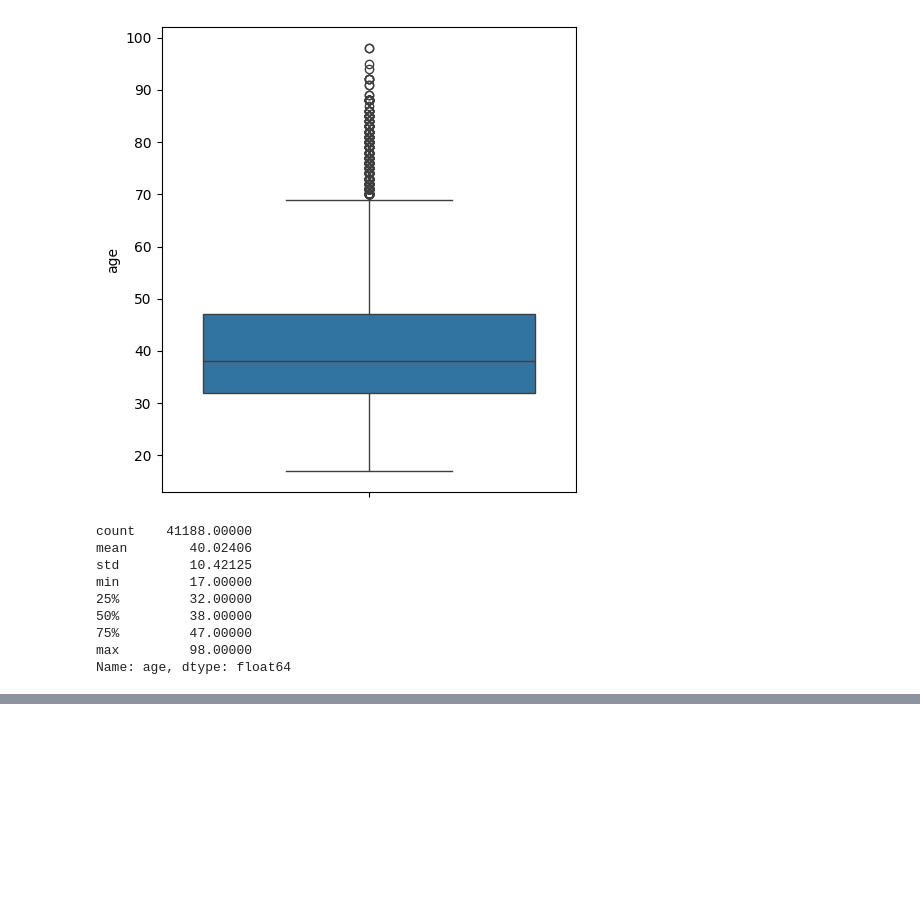
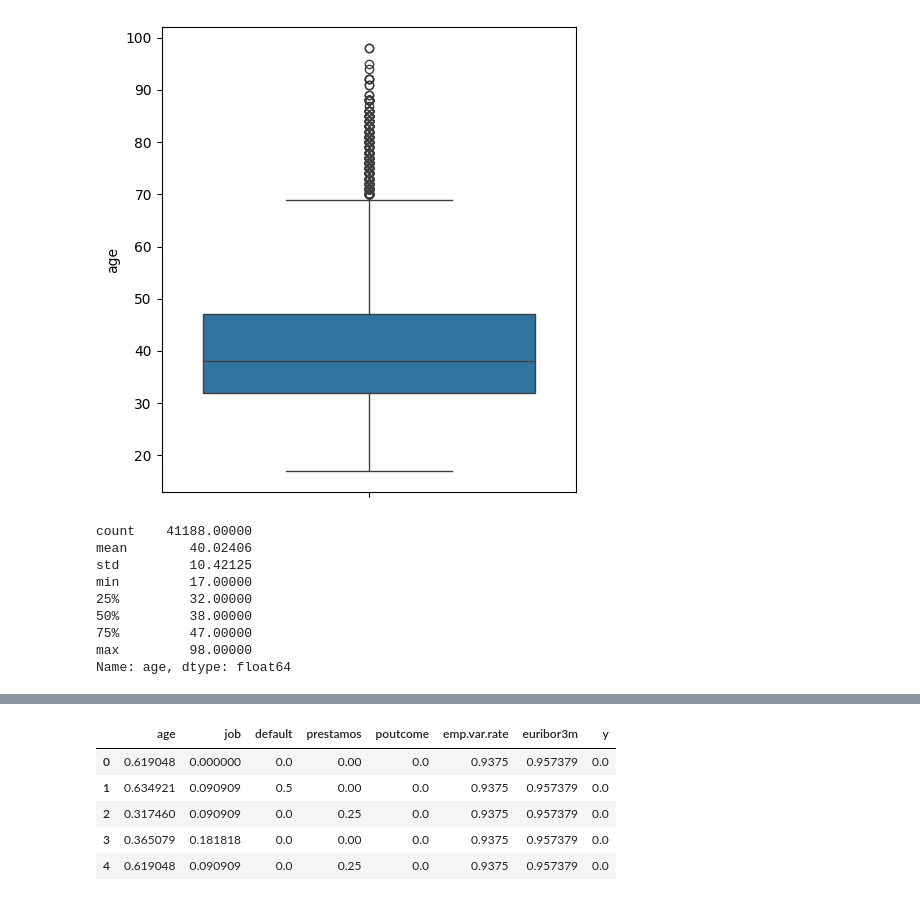
Before and after one commit to Estefaniagz/primer_ml, a Jupyter notebook: src/explore.ipynb, the cells around one changed output, grey strips where cells are left out. Cells and saved outputs as stored; diff of their text form; code cells hidden in the pictures; blank space fills up the shorter version.

```diff
--- a/src/explore.ipynb
+++ b/src/explore.ipynb
@@ -292,0 +388,22 @@ Name: age, dtype: float64
+# %%
+#escalado de valores, para que todos esten entre 0 y 1
+
+from sklearn.preprocessing import MinMaxScaler
+
+
+variables = ['age', 'job',
+       'default', 'prestamos', 'poutcome',
+       'emp.var.rate', 'euribor3m', 'y']
+scaler = MinMaxScaler()
+caracteristicas_escaladas = scaler.fit_transform(df[variables])
+
+df_escalado = pd.DataFrame(caracteristicas_escaladas, index= df.index, columns=variables)
+
+df_escalado.head()
+# %% [output]
+|  | age | job | default | prestamos | poutcome | emp.var.rate | euribor3m | y |
+| 0 | 0.619048 | 0.000000 | 0.0 | 0.00 | 0.0 | 0.9375 | 0.957379 | 0.0 |
+| 1 | 0.634921 | 0.090909 | 0.5 | 0.00 | 0.0 | 0.9375 | 0.957379 | 0.0 |
+| 2 | 0.317460 | 0.090909 | 0.0 | 0.25 | 0.0 | 0.9375 | 0.957379 | 0.0 |
+| 3 | 0.365079 | 0.181818 | 0.0 | 0.00 | 0.0 | 0.9375 | 0.957379 | 0.0 |
+| 4 | 0.619048 | 0.090909 | 0.0 | 0.25 | 0.0 | 0.9375 | 0.957379 | 0.0 |
```
Also changed, not shown: parts of 10 cells of this notebook.
